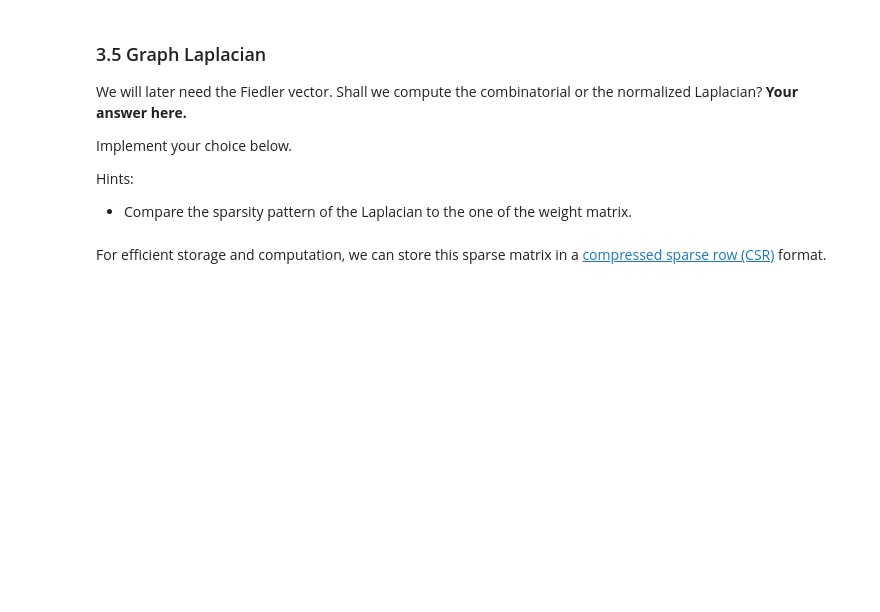
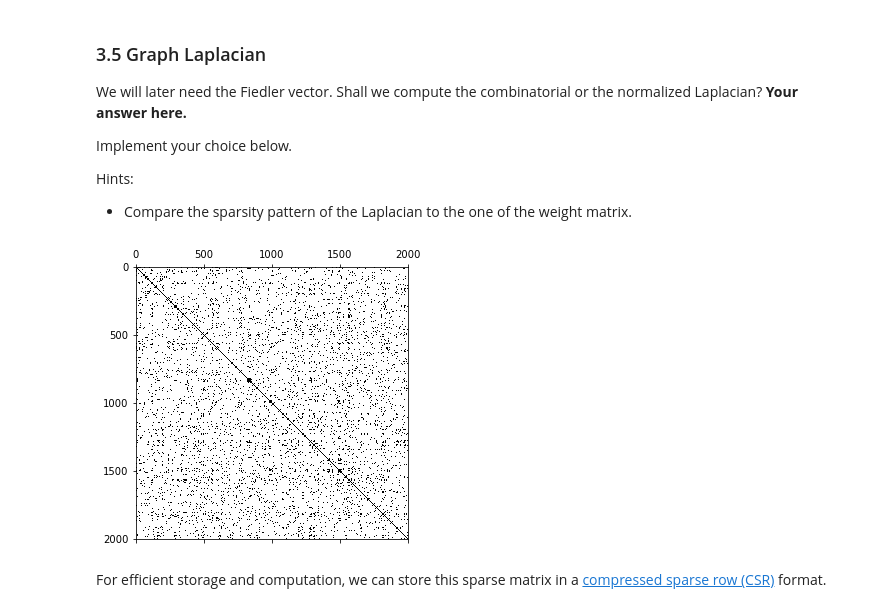
Before and after one commit to gregunz/NTDS2017, a Jupyter notebook: HW03/03_spectral_graph_theory.ipynb, the cells around one changed output. Saved outputs shown, nothing was run; the diff lists cells and outputs as text; code cells hidden in the pictures; blank space fills up the shorter version.

```diff
--- a/HW03/03_spectral_graph_theory.ipynb
+++ b/HW03/03_spectral_graph_theory.ipynb
@@ -464,3 +447,14 @@ plt.spy(laplacian);
+# %%
+D = np.eye(weights.shape[0]) * degrees
+W = weights
+L = D - W
+# %%
+#laplacian = sparse.csgraph.laplacian(weights)
+laplacian = L
+
+plt.spy(laplacian);
+# %% [output]
+[figure, added]
 # %% [markdown]
 For efficient storage and computation, we can store this sparse matrix in a [compressed sparse row (CSR)](https://en.wikipedia.org/wiki/Sparse_matrix#Compressed_sparse_row_.28CSR.2C_CRS_or_Yale_format.29) format.
 # %%
```
Also changed, not shown: parts of 39 cells of this notebook.
